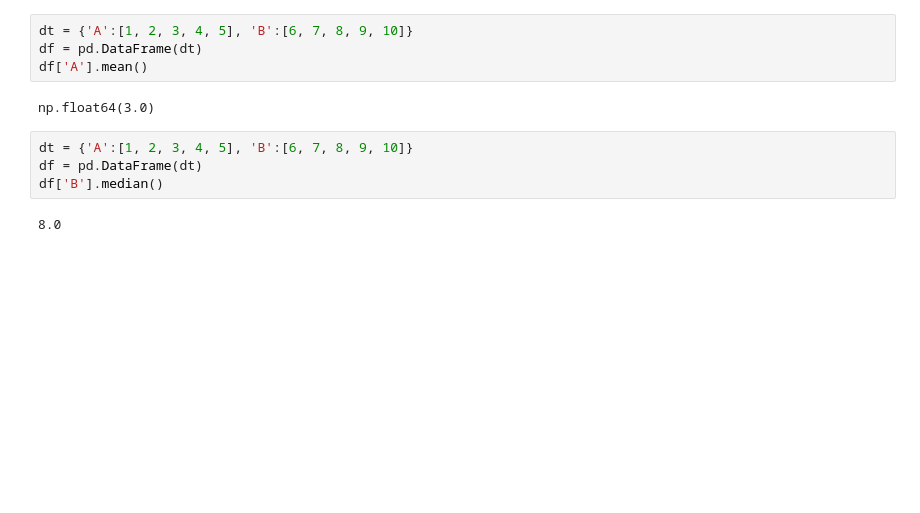
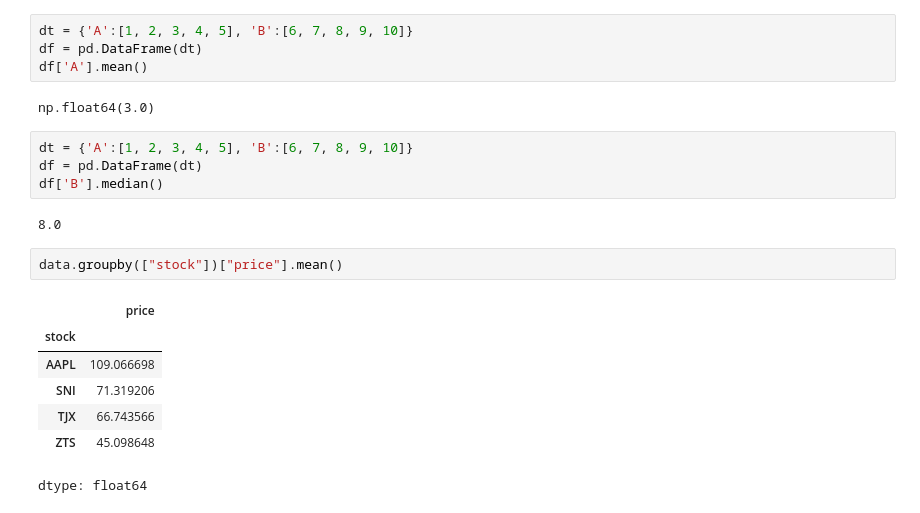
Before and after one commit to chemkemeimyers/PythonProjects, a Jupyter notebook: SavingNLoadingFiles.ipynb, the cells around one changed output. Cells and saved outputs as stored; diff of their text form; blank space fills up the shorter version.

```diff
--- a/SavingNLoadingFiles.ipynb
+++ b/SavingNLoadingFiles.ipynb
@@ -173,3 +173,13 @@ df = pd.DataFrame(dt)
 df['B'].median()
 # %% [output]
 8.0
+# %%
+data.groupby(["stock"])["price"].mean()
+# %% [output]
+|  | price |
+| stock |  |
+| AAPL | 109.066698 |
+| SNI | 71.319206 |
+| TJX | 66.743566 |
+| ZTS | 45.098648 |
+dtype: float64
```
